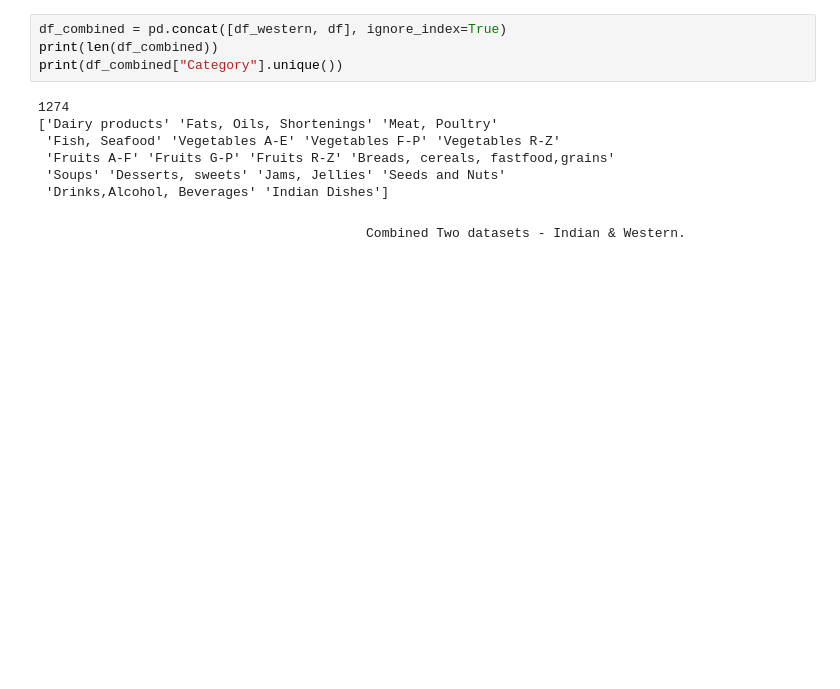
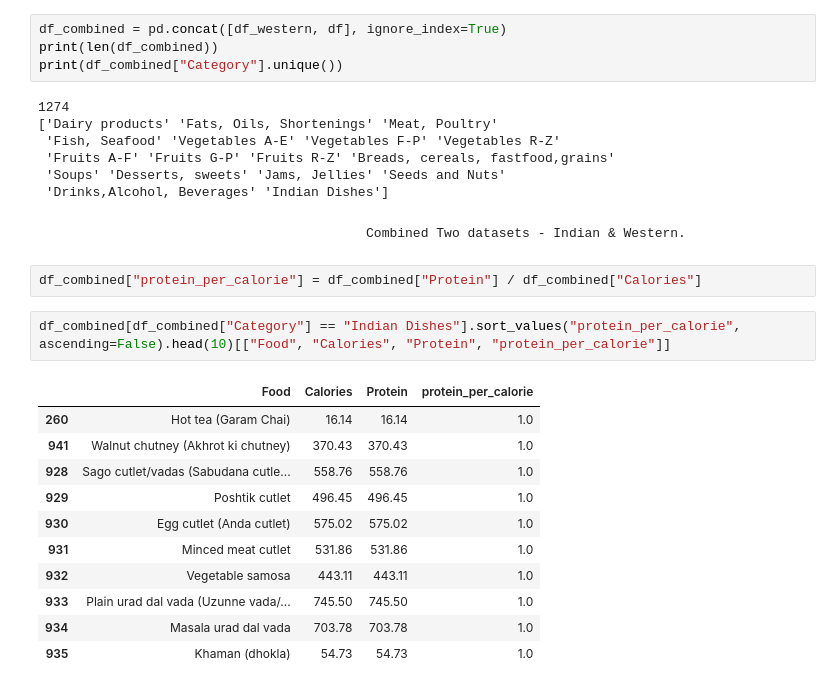
Before and after one commit to hrushikesh-pawar/nutrition-macro-predictor, a Jupyter notebook: nutrition.ipynb, the cells around one changed output. Cells and saved outputs as stored; diff of their text form; blank space fills up the shorter version.

```diff
--- a/nutrition.ipynb
+++ b/nutrition.ipynb
@@ -685,3 +685,19 @@ print(df_combined["Category"].unique())
  'Drinks,Alcohol, Beverages' 'Indian Dishes']
 # %% [markdown]
                                             Combined Two datasets - Indian & Western.
+# %%
+df_combined["protein_per_calorie"] = df_combined["Protein"] / df_combined["Calories"]
+# %%
+df_combined[df_combined["Category"] == "Indian Dishes"].sort_values("protein_per_calorie", ascending=False).head(10)[["Food", "Calories", "Protein", "protein_per_calorie"]]
+# %% [output]
+|  | Food | Calories | Protein | protein_per_calorie |
+| 260 | Hot tea (Garam Chai) | 16.14 | 16.14 | 1.0 |
+| 941 | Walnut chutney (Akhrot ki chutney) | 370.43 | 370.43 | 1.0 |
+| 928 | Sago cutlet/vadas (Sabudana cutle... | 558.76 | 558.76 | 1.0 |
+| 929 | Poshtik cutlet | 496.45 | 496.45 | 1.0 |
+| 930 | Egg cutlet (Anda cutlet) | 575.02 | 575.02 | 1.0 |
+| 931 | Minced meat cutlet | 531.86 | 531.86 | 1.0 |
+| 932 | Vegetable samosa | 443.11 | 443.11 | 1.0 |
+| 933 | Plain urad dal vada (Uzunne vada/... | 745.50 | 745.50 | 1.0 |
+| 934 | Masala urad dal vada | 703.78 | 703.78 | 1.0 |
+| 935 | Khaman (dhokla) | 54.73 | 54.73 | 1.0 |
```
Also changed, not shown: parts of 2 cells of this notebook.
